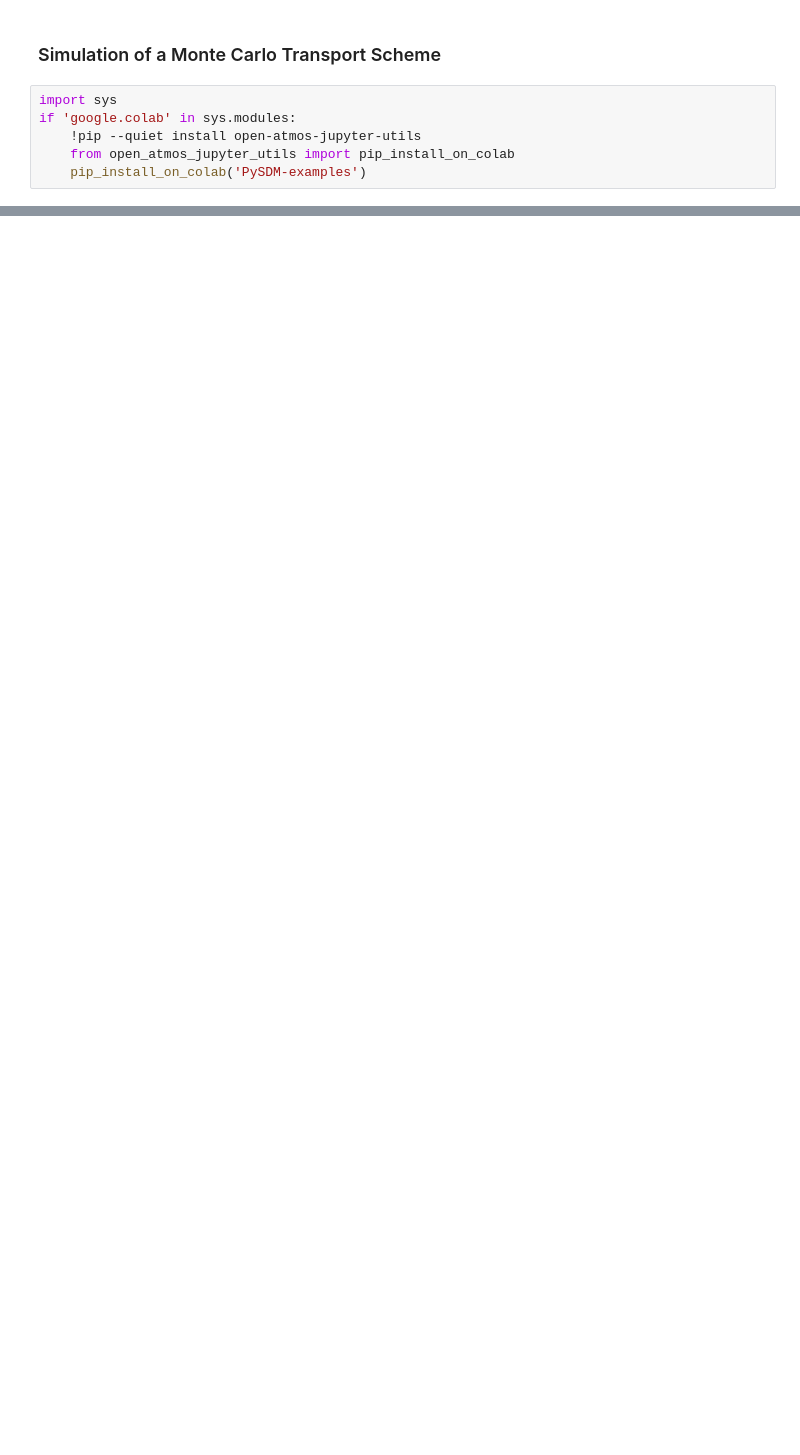
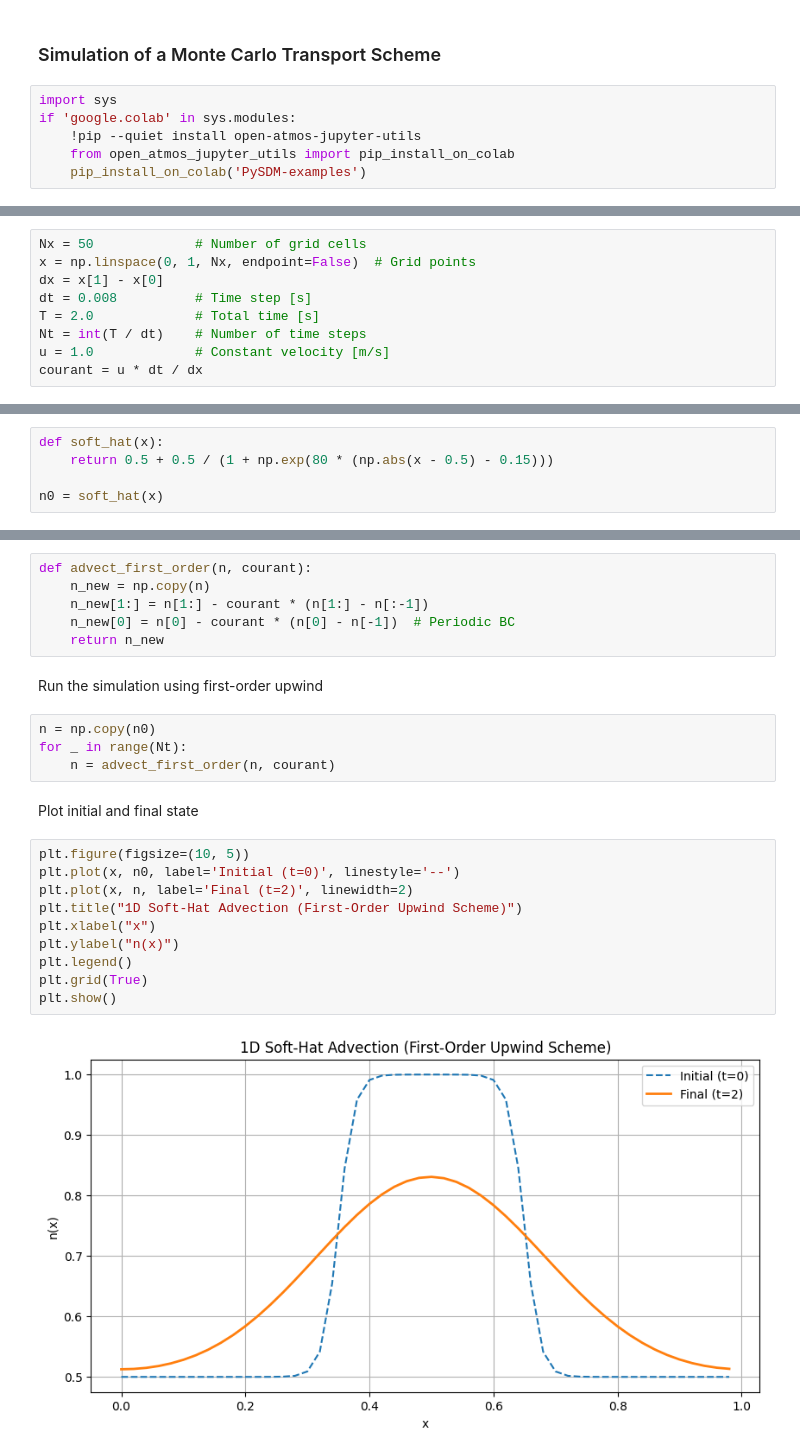
Before and after one commit to MoPS-2025-Monte-Carlo/PySDM, a Jupyter notebook: examples/PySDM_examples/monte_carlo_transport_scheme/simulation_1D.ipynb, the cells around one changed output, grey strips where cells are left out. Drawn from its saved outputs; the diff is of its cells as text; blank space fills up the shorter version.

```diff
--- a/examples/PySDM_examples/monte_carlo_transport_scheme/simulation_1D.ipynb
+++ b/examples/PySDM_examples/monte_carlo_transport_scheme/simulation_1D.ipynb
@@ -20,0 +24,9 @@ Sum of 1000 random numbers: 514.0227402249625
+# %%
+Nx = 50             # Number of grid cells
+x = np.linspace(0, 1, Nx, endpoint=False)  # Grid points
+dx = x[1] - x[0]
+dt = 0.008          # Time step [s]
+T = 2.0             # Total time [s]
+Nt = int(T / dt)    # Number of time steps
+u = 1.0             # Constant velocity [m/s]
+courant = u * dt / dx
@@ -20,0 +35,5 @@ Sum of 1000 random numbers: 514.0227402249625
+# %%
+def soft_hat(x):
+    return 0.5 + 0.5 / (1 + np.exp(80 * (np.abs(x - 0.5) - 0.15)))
+
+n0 = soft_hat(x)
@@ -20,0 +42,26 @@ Sum of 1000 random numbers: 514.0227402249625
+# %%
+def advect_first_order(n, courant):
+    n_new = np.copy(n)
+    n_new[1:] = n[1:] - courant * (n[1:] - n[:-1])
+    n_new[0] = n[0] - courant * (n[0] - n[-1])  # Periodic BC
+    return n_new
+# %% [markdown]
+Run the simulation using first-order upwind
+# %%
+n = np.copy(n0)
+for _ in range(Nt):
+    n = advect_first_order(n, courant)
+# %% [markdown]
+Plot initial and final state
+# %%
+plt.figure(figsize=(10, 5))
+plt.plot(x, n0, label='Initial (t=0)', linestyle='--')
+plt.plot(x, n, label='Final (t=2)', linewidth=2)
+plt.title("1D Soft-Hat Advection (First-Order Upwind Scheme)")
+plt.xlabel("x")
+plt.ylabel("n(x)")
+plt.legend()
+plt.grid(True)
+plt.show()
+# %% [output]
+[figure, added]
```
Also changed, not shown: parts of 13 cells of this notebook, 1 other file.
